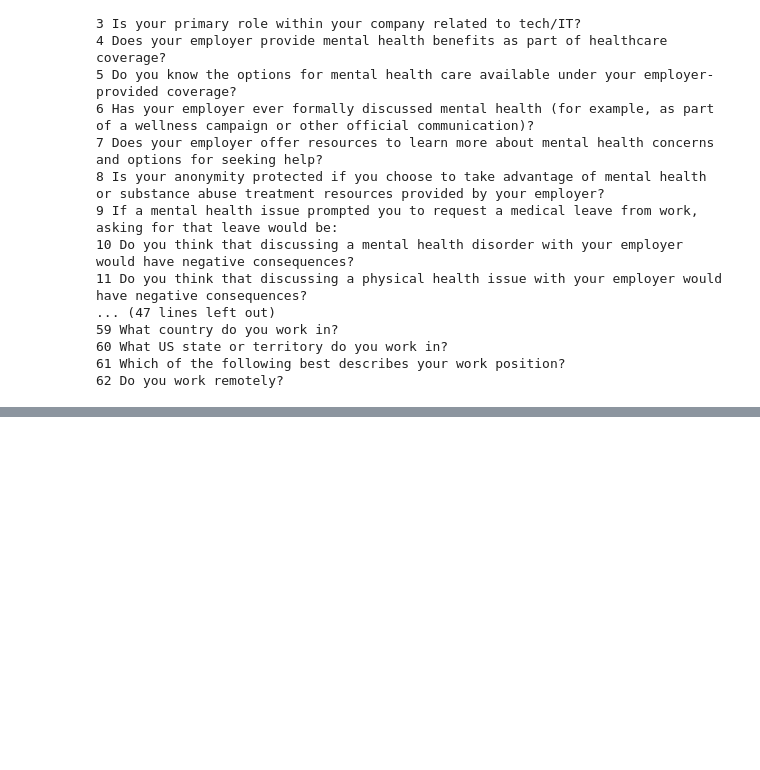
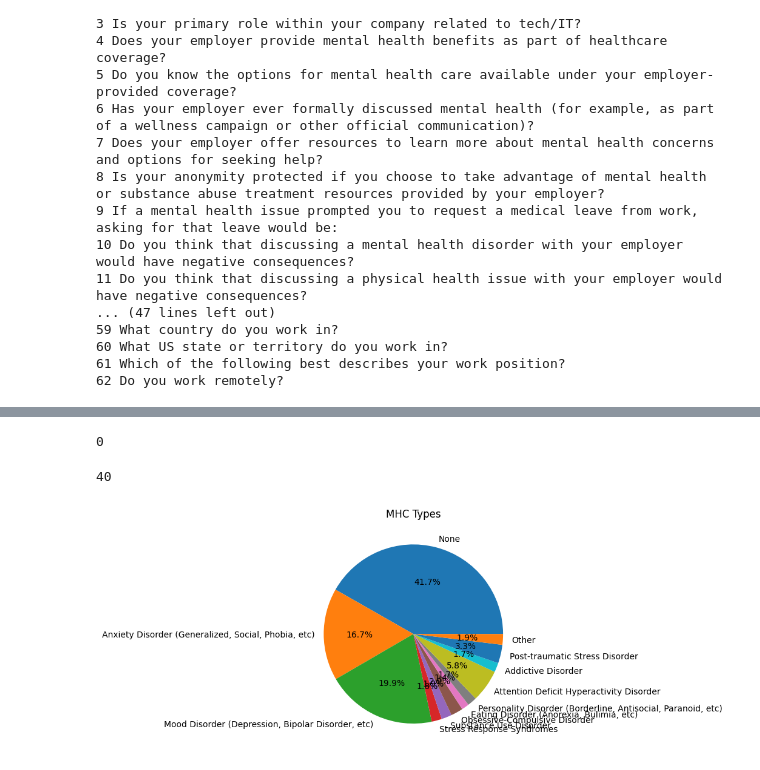
Before and after one commit to hkafrawi/kaggle_portfolio, a Jupyter notebook: mental-health-in-tech-classification.ipynb, the cells around one changed output, grey strips where cells are left out. Cells and saved outputs as stored; diff of their text form; code cells hidden in the pictures; blank space fills up the shorter version.

```diff
--- a/mental-health-in-tech-classification.ipynb
+++ b/mental-health-in-tech-classification.ipynb
@@ -70,0 +108,4 @@ Length: 63, dtype: int64
+# %%
+df.iloc[:,48].isna().sum()
+# %% [output]
+0
@@ -70,0 +116,2 @@ Length: 63, dtype: int64
+# %%
+mhc_types = list(chain.from_iterable(mhc_types))
@@ -70,0 +120,22 @@ Length: 63, dtype: int64
+# %%
+mhc_db = dict(Counter(mhc_types))
+# %%
+other = 0
+new_mhc_db = {}
+for key,value in mhc_db.items():
+    if value <= 15:
+        other += value
+    else:
+        new_mhc_db[key] = value
+# %%
+print(other)
+# %% [output]
+40
+# %%
+new_mhc_db["Other"] = other
+# %%
+plt.pie(new_mhc_db.values(), labels=new_mhc_db.keys(), autopct='%1.1f%%')
+plt.title('MHC Types')
+plt.show()
+# %% [output]
+[figure, added]
```
Also changed, not shown: parts of 8 cells of this notebook.
